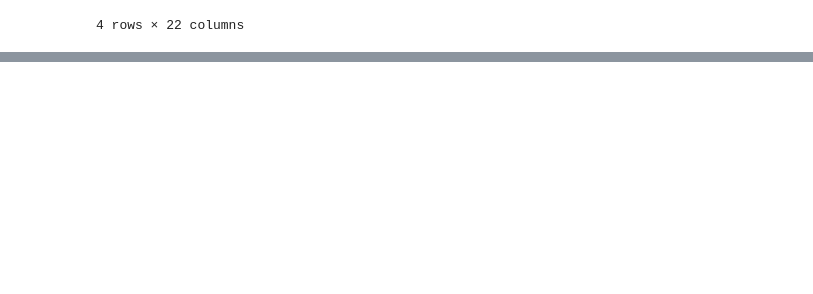
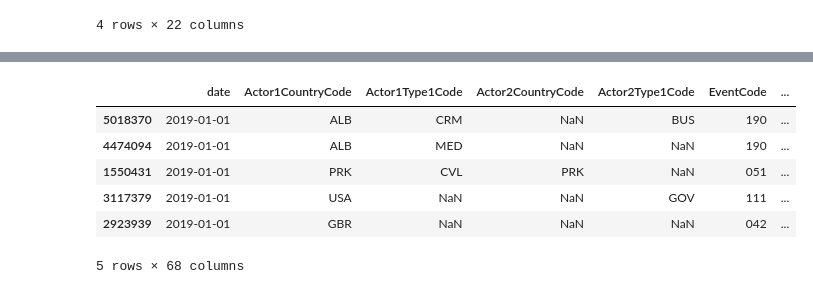
Before and after one commit to Ozzuke/GDELT-BTC, a Jupyter notebook: analysis.ipynb, the cells around one changed output, grey strips where cells are left out. Cells and saved outputs as stored; diff of their text form; code cells hidden in the pictures; blank space fills up the shorter version.

Commit message:
stuff, incl data description

```diff
--- a/analysis.ipynb
+++ b/analysis.ipynb
@@ -859,0 +849,13 @@ plot_impacts(top_actor2, 'USA', None, True, True)
+# %%
+# let's one hot encode the data for the model
+joined = pd.get_dummies(joined, columns=['QuadClass', 'EventType', 'Actor1Type', 'Actor2Type', 'ImpactBin'])
+
+joined.head()
+# %% [output]
+|  | date | Actor1CountryCode | Actor1Type1Code | Actor2CountryCode | Actor2Type1Code | EventCode | ... |
+| 5018370 | 2019-01-01 | ALB | CRM | NaN | BUS | 190 | ... |
+| 4474094 | 2019-01-01 | ALB | MED | NaN | NaN | 190 | ... |
+| 1550431 | 2019-01-01 | PRK | CVL | PRK | NaN | 051 | ... |
+| 3117379 | 2019-01-01 | USA | NaN | NaN | GOV | 111 | ... |
+| 2923939 | 2019-01-01 | GBR | NaN | NaN | NaN | 042 | ... |
+5 rows × 68 columns
```
Also changed, not shown: parts of 16 cells of this notebook, 2 other files.
